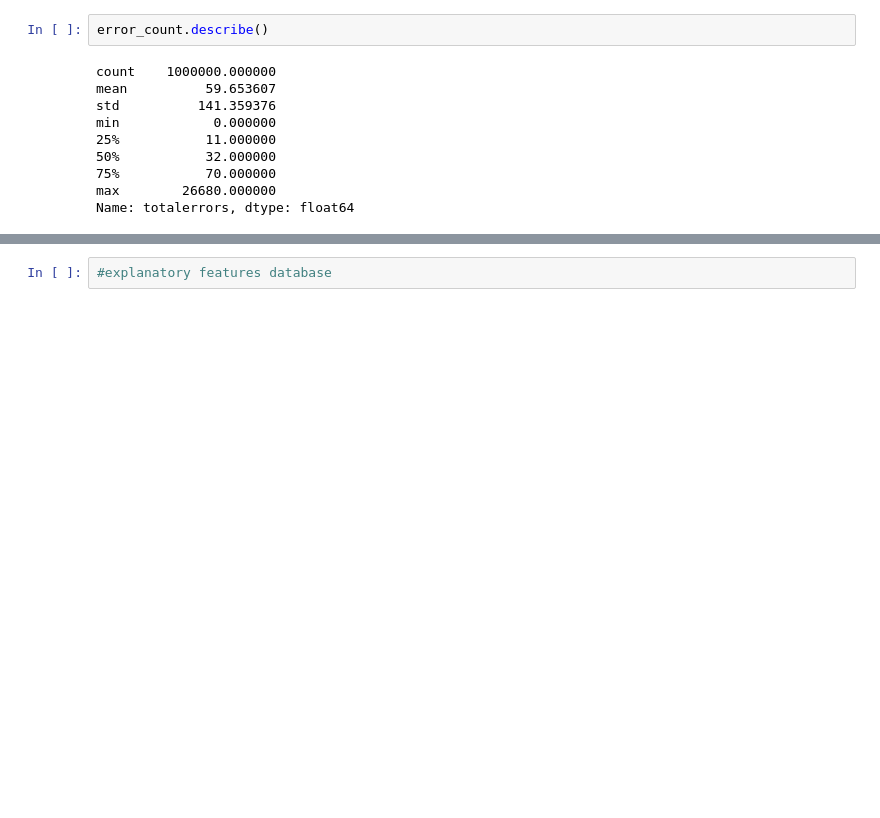
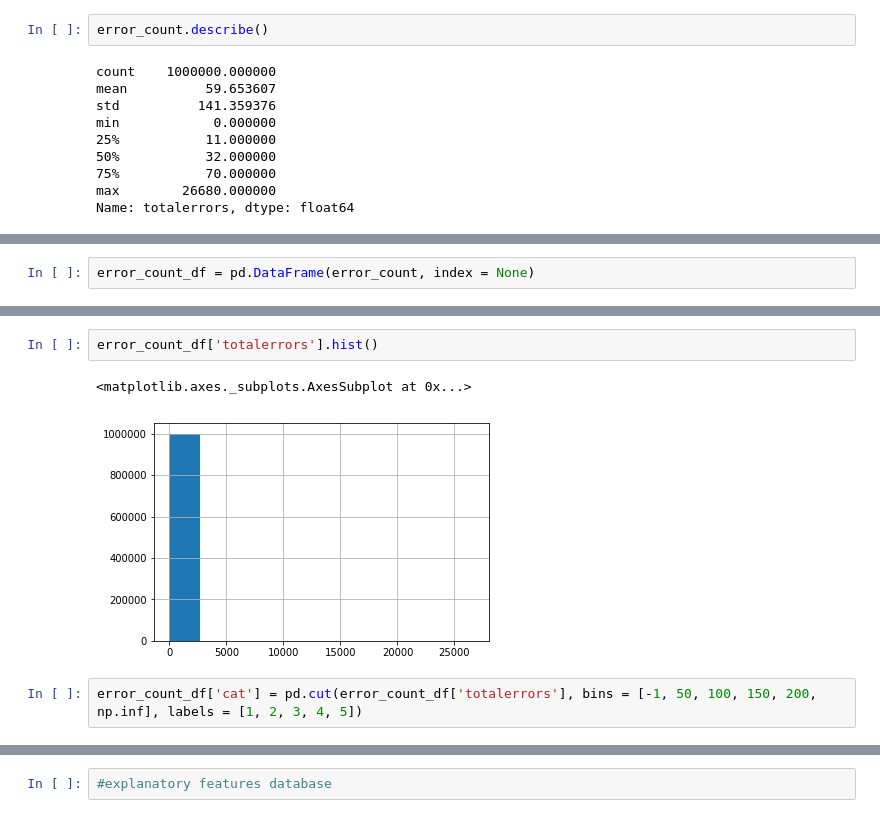
Before and after one commit to McKlayne/WebAIM-Million, a Jupyter notebook: Earl_Million.ipynb, the cells around one changed output, grey strips where cells are left out. Cells and saved outputs as stored; diff of their text form; blank space fills up the shorter version.

```diff
--- a/Earl_Million.ipynb
+++ b/Earl_Million.ipynb
@@ -117,0 +116,2 @@ Name: totalerrors, dtype: float64
+# %%
+error_count_df = pd.DataFrame(error_count, index = None)
@@ -117,0 +127,7 @@ Name: totalerrors, dtype: float64
+# %%
+error_count_df['totalerrors'].hist()
+# %% [output]
+<matplotlib.axes._subplots.AxesSubplot at 0x...>
+[figure, added]
+# %%
+error_count_df['cat'] = pd.cut(error_count_df['totalerrors'], bins = [-1, 50, 100, 150, 200, np.inf], labels = [1, 2, 3, 4, 5])
```
Also changed, not shown: parts of 36 cells of this notebook.
